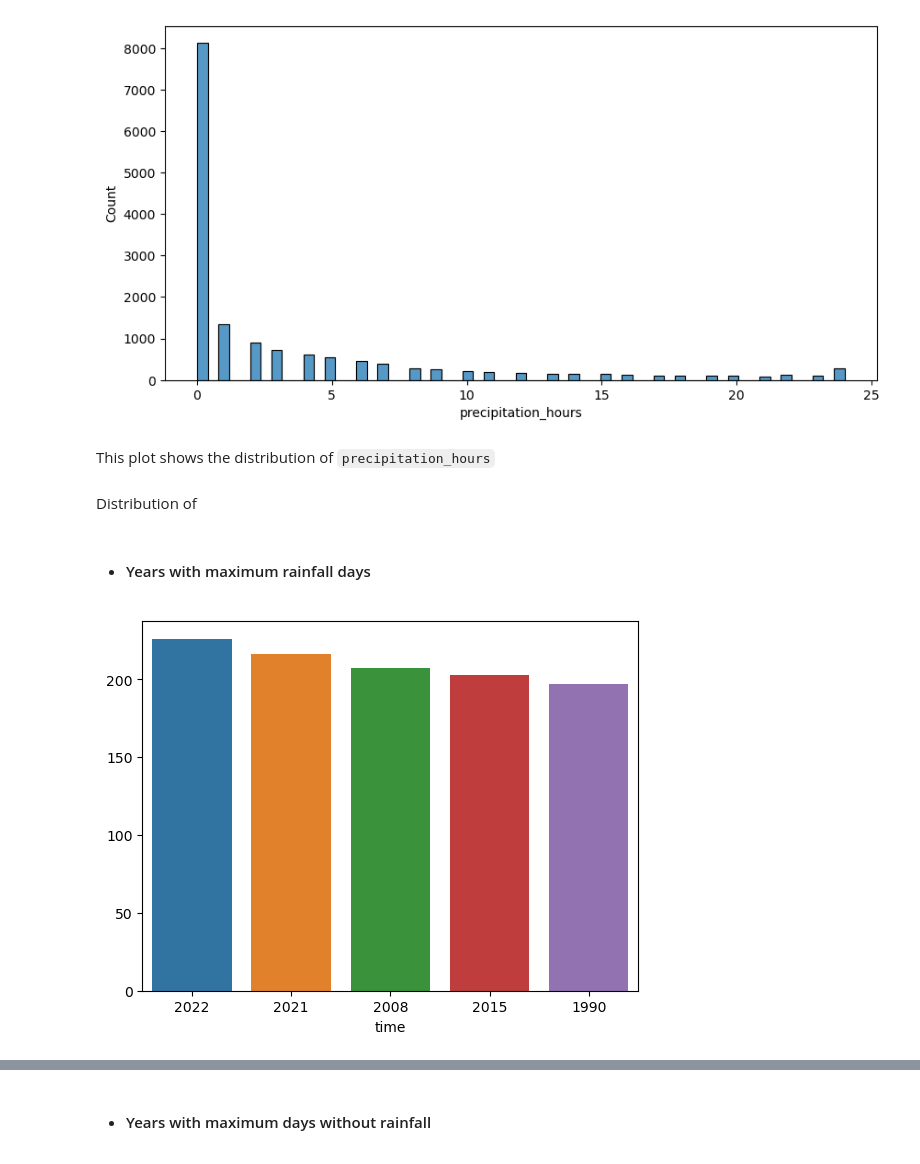
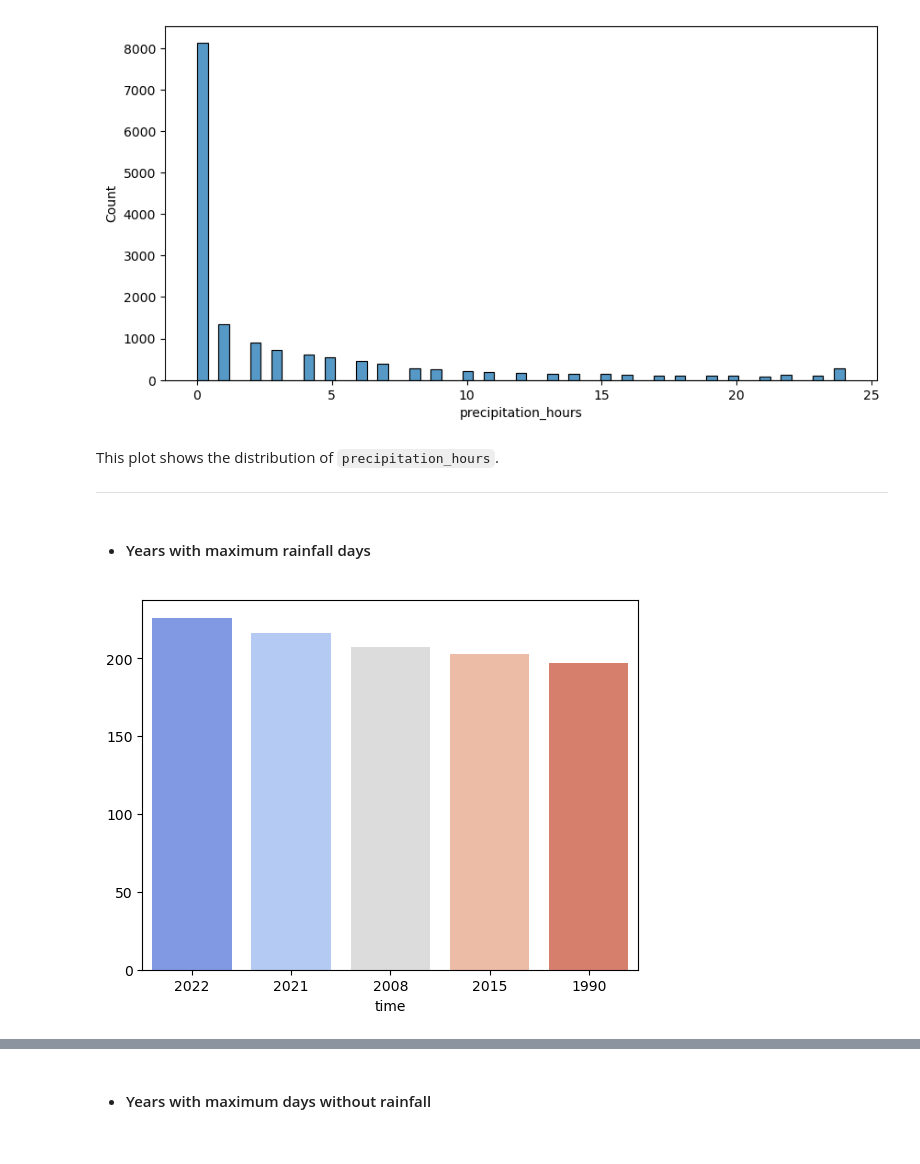
Before and after one commit to S-Vijay-vj/Chennai-Weather-data-analysis-and-Forecasting, a Jupyter notebook: weather_data_analysis_and_forecasting.ipynb, the cells around one changed output, grey strips where cells are left out. Drawn from its saved outputs; the diff is of its cells as text; code cells hidden in the pictures.

```diff
--- a/weather_data_analysis_and_forecasting.ipynb
+++ b/weather_data_analysis_and_forecasting.ipynb
@@ -285,15 +282,15 @@ plt.show()
 # %% [output]
 [figure]
 # %% [markdown]
-This plot shows the distribution of `precipitation_hours`
+This plot shows the distribution of `precipitation_hours`.
+
+---
-# %% [markdown]
-Distribution of
 # %% [markdown]
 - #### Years with maximum rainfall days
 # %%
 max_day_rain=df[df['rain_sum']!=0.0].groupby(by=df[df['rain_sum']!=0.0].index.year)['rain_sum'].count()
 max_day_rain=max_day_rain.sort_values(ascending=False).head()
-sns.barplot(x= max_day_rain.index,y=max_day_rain.values,order=max_day_rain.index)
+sns.barplot(x= max_day_rain.index,y=max_day_rain.values,order=max_day_rain.index,palette='coolwarm')
 plt.show()
 # %% [output]
-[figure, old version]
+[figure, new version]
```
Also changed, not shown: parts of 77 cells of this notebook.
